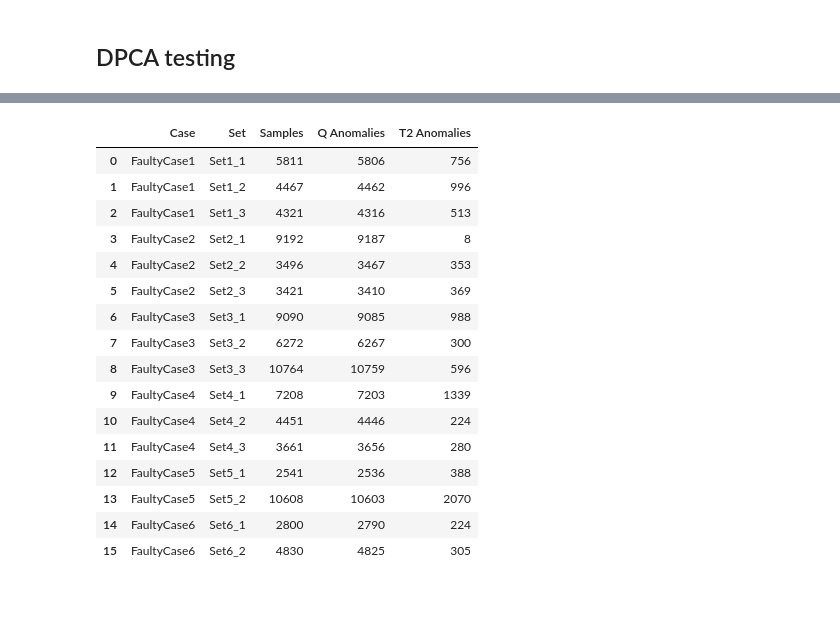
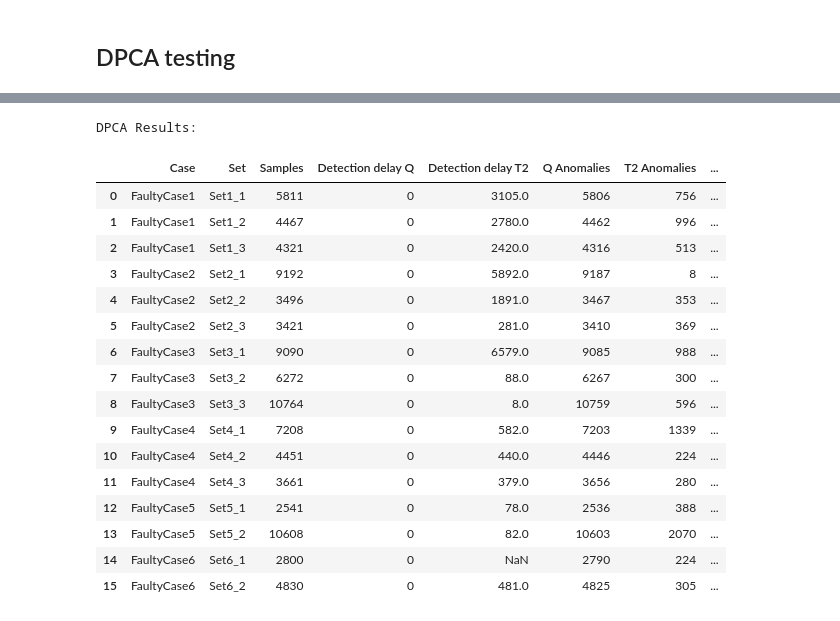
Before and after one commit to PeterAndersen-sdu/Fault-detection-project, a Jupyter notebook: main.ipynb, the cells around one changed output, grey strips where cells are left out. Drawn from its saved outputs; the diff is of its cells as text; code cells hidden in the pictures.

```diff
--- a/main.ipynb
+++ b/main.ipynb
@@ -330,7 +325,7 @@ shew_results_df
 ## PCA testing
 # %%
 # A single test on FaultyCase1 Set1_1
-PCA_X_FC1_1 = FC1sets["Set1_1"].sensors
+PCA_X_FC1_1 = FC2sets["Set2_1"].sensors
 PCA_Z_FC1_1 = pca_transform(PCA_X_FC1_1, pca_model)
 PCA_q_FC1_1 = q_statistic(PCA_X_FC1_1, PCA_Z_FC1_1)
 PCA_t2_FC1_1 = t2_statistic(PCA_Z_FC1_1)
@@ -340,11 +335,10 @@ fault_start = SEfc1_1[0]
 q_alarm_indices = np.where(PCA_q_FC1_1 > threshold_q_pca)[0]
 t2_alarm_indices = np.where(PCA_t2_FC1_1 > threshold_t2_pca)[0]
 
-q_detection_delay = q_alarm_indices[q_alarm_indices >= fault_start][0] - fault_start
-t2_detection_delay = t2_alarm_indices[t2_alarm_indices >= fault_start][0] - fault_start
+q_detection_delay = q_alarm_indices[q_alarm_indices >= fault_start][0] - fault_start if len(q_alarm_indices[q_alarm_indices >= fault_start]) > 0 else np.nan
+t2_detection_delay = t2_alarm_indices[t2_alarm_indices >= fault_start][0] - fault_start if len(t2_alarm_indices[t2_alarm_indices >= fault_start]) > 0 else np.nan
 print(f"PCA on FC1_1: Q-statistic detection delay: {q_detection_delay} samples after fault start")
 print(f"PCA on FC1_1: T2 statistic detection delay: {t2_detection_delay} samples after fault start")
-
 
 # How many of all samples are over the thresholds?
 n_q_anomalies = np.sum(PCA_q_FC1_1 > threshold_q_pca)
@@ -466,9 +485,19 @@ DPCA_Z_FC1_1 = dpca_transform(DPCA_X_FC1_1, dpca_model)
 DPCA_q_FC1_1 = q_statistic(DPCA_X_FC1_1_lagged, DPCA_Z_FC1_1)
 DPCA_t2_FC1_1 = t2_statistic(DPCA_Z_FC1_1)
 
+# Alarms - detection delay after fault start
+fault_start = SEfc1_1[0]
+q_alarm_indices = np.where(DPCA_q_FC1_1 > threshold_q_dpca)[0]
+t2_alarm_indices = np.where(DPCA_t2_FC1_1 > threshold_t2_dpca)[0]
+
+q_detection_delay = q_alarm_indices[q_alarm_indices >= fault_start][0] - fault_start if len(q_alarm_indices[q_alarm_indices >= fault_start]) > 0 else np.nan
+t2_detection_delay = t2_alarm_indices[t2_alarm_indices >= fault_start][0] - fault_start if len(t2_alarm_indices[t2_alarm_indices >= fault_start]) > 0 else np.nan
+print(f"DPCA on FC1_1: Q-statistic detection delay: {q_detection_delay} samples after fault start")
+print(f"DPCA on FC1_1: T2 statistic detection delay: {t2_detection_delay} samples after fault start")
+
 # How many of all samples are over the thresholds?
-n_q_anomalies = np.sum(DPCA_q_FC1_1 > threshold_q_pca)
-n_t2_anomalies = np.sum(DPCA_t2_FC1_1 > threshold_t2_pca)
+n_q_anomalies = np.sum(DPCA_q_FC1_1 > threshold_q_dpca)
+n_t2_anomalies = np.sum(DPCA_t2_FC1_1 > threshold_t2_dpca)
 print(f"DPCA on FC1_1: Number of Q-statistic anomalies: {n_q_anomalies} of {len(DPCA_q_FC1_1)} samples")
 print(f"DPCA on FC1_1: Number of T2 statistic anomalies: {n_t2_anomalies} of {len(DPCA_t2_FC1_1)} samples")
 
@@ -476,7 +505,7 @@ print(f"DPCA on FC1_1: Number of T2 statistic anomalies: {n_t2_anomalies} of {le
 plt.figure(figsize=(10, 5))
 plt.subplot(1, 2, 1)
 plt.plot(DPCA_q_FC1_1, label='Q statistic / SPE')
-plt.axhline(y=threshold_q_pca, color='r', linestyle='--', label=f'95% Threshold: {threshold_q_pca:.2f}')
+plt.axhline(y=threshold_q_dpca, color='r', linestyle='--', label=f'95% Threshold: {threshold_q_dpca:.2f}')
 plt.axvline(x=SEfc1_1[0], color='g', linestyle='--', label='Fault Start')
 plt.axvline(x=SEfc1_1[1], color='m', linestyle='--', label='Fault End')
 plt.xlabel("Sample")
@@ -485,7 +514,7 @@ plt.title("DPCA Q-statistic over time")
 plt.legend()
 plt.subplot(1, 2, 2)
 plt.plot(DPCA_t2_FC1_1, label='T2 statistic')
-plt.axhline(y=threshold_t2_pca, color='r', linestyle='--', label=f'95% Threshold: {threshold_t2_pca:.2f}')
+plt.axhline(y=threshold_t2_dpca, color='r', linestyle='--', label=f'95% Threshold: {threshold_t2_dpca:.2f}')
 plt.axvline(x=SEfc1_1[0], color='g', linestyle='--', label='Fault Start')
 plt.axvline(x=SEfc1_1[1], color='m', linestyle='--', label='Fault End')
 plt.xlabel("Sample")
@@ -501,44 +532,63 @@ DPCA on FC1_1: Number of T2 statistic anomalies: 756 of 5806 samples
 # %%
 # This creates a dataframe with number of anomalies for each set in each case for both Q and T2.
 
 dpca_results = []
 
 for case_name, case_sets in zip(se_windows.keys(), fc_sets):
     for set_name, fault_window in zip(case_sets.keys(), se_windows[case_name]):
         X_fault = case_sets[set_name].sensors
         X_fault_lagged = dpca_prepare_matrix(X_fault, dpca_model)
         Z_fault = dpca_transform(X_fault, dpca_model)
         q_fault = q_statistic(X_fault_lagged, Z_fault)
         t2_fault = t2_statistic(Z_fault)
 
+        # detection delay after fault start
+        fault_start = se_windows[case_name][set_name][0]
+        q_alarm_indices = np.where(q_fault > threshold_q_dpca)[0]
+        t2_alarm_indices = np.where(t2_fault > threshold_t2_dpca)[0]
+
+        q_detection_delay = q_alarm_indices[q_alarm_indices >= fault_start][0] - fault_start if len(q_alarm_indices[q_alarm_indices >= fault_start]) > 0 else np.nan
+        t2_detection_delay = t2_alarm_indices[t2_alarm_indices >= fault_start][0] - fault_start if len(t2_alarm_indices[t2_alarm_indices >= fault_start]) > 0 else np.nan
+
         n_q_anomalies = np.sum(q_fault > threshold_q_dpca)
         n_t2_anomalies = np.sum(t2_fault > threshold_t2_dpca)
+
+        # Number of false alarms (anomalies before fault start and after fault end)
+        fault_end = se_windows[case_name][set_name][1]
+        n_q_false_alarms = np.sum((q_fault > threshold_q_dpca) & (np.arange(len(q_fault)) < fault_start)) + np.sum((q_fault > threshold_q_dpca) & (np.arange(len(q_fault)) > fault_end))
+        n_t2_false_alarms = np.sum((t2_fault > threshold_t2_dpca) & (np.arange(len(t2_fault)) < fault_start)) + np.sum((t2_fault > threshold_t2_dpca) & (np.arange(len(t2_fault)) > fault_end))
 
         dpca_results.append({
             "Case": case_name,
             "Set": set_name,
             "Samples": len(X_fault),
+            "Detection delay Q": q_detection_delay,
+            "Detection delay T2": t2_detection_delay,
             "Q Anomalies": n_q_anomalies,
-            "T2 Anomalies": n_t2_anomalies
+            "T2 Anomalies": n_t2_anomalies,
+            "Q False Alarms": n_q_false_alarms,
+            "T2 False Alarms": n_t2_false_alarms
         })
 
 dpca_results_df = pd.DataFrame(dpca_results)
+print("DPCA Results:")
 dpca_results_df
 # %% [output]
+DPCA Results:
-|  | Case | Set | Samples | Q Anomalies | T2 Anomalies |
-| 0 | FaultyCase1 | Set1_1 | 5811 | 5806 | 756 |
-| 1 | FaultyCase1 | Set1_2 | 4467 | 4462 | 996 |
-| 2 | FaultyCase1 | Set1_3 | 4321 | 4316 | 513 |
-| 3 | FaultyCase2 | Set2_1 | 9192 | 9187 | 8 |
-| 4 | FaultyCase2 | Set2_2 | 3496 | 3467 | 353 |
-| 5 | FaultyCase2 | Set2_3 | 3421 | 3410 | 369 |
-| 6 | FaultyCase3 | Set3_1 | 9090 | 9085 | 988 |
-| 7 | FaultyCase3 | Set3_2 | 6272 | 6267 | 300 |
-| 8 | FaultyCase3 | Set3_3 | 10764 | 10759 | 596 |
-| 9 | FaultyCase4 | Set4_1 | 7208 | 7203 | 1339 |
-| 10 | FaultyCase4 | Set4_2 | 4451 | 4446 | 224 |
-| 11 | FaultyCase4 | Set4_3 | 3661 | 3656 | 280 |
-| 12 | FaultyCase5 | Set5_1 | 2541 | 2536 | 388 |
-| 13 | FaultyCase5 | Set5_2 | 10608 | 10603 | 2070 |
-| 14 | FaultyCase6 | Set6_1 | 2800 | 2790 | 224 |
-| 15 | FaultyCase6 | Set6_2 | 4830 | 4825 | 305 |
+|  | Case | Set | Samples | Detection delay Q | Detection delay T2 | Q Anomalies | T2 Anomalies | ... |
+| 0 | FaultyCase1 | Set1_1 | 5811 | 0 | 3105.0 | 5806 | 756 | ... |
+| 1 | FaultyCase1 | Set1_2 | 4467 | 0 | 2780.0 | 4462 | 996 | ... |
+| 2 | FaultyCase1 | Set1_3 | 4321 | 0 | 2420.0 | 4316 | 513 | ... |
+| 3 | FaultyCase2 | Set2_1 | 9192 | 0 | 5892.0 | 9187 | 8 | ... |
+| 4 | FaultyCase2 | Set2_2 | 3496 | 0 | 1891.0 | 3467 | 353 | ... |
+| 5 | FaultyCase2 | Set2_3 | 3421 | 0 | 281.0 | 3410 | 369 | ... |
+| 6 | FaultyCase3 | Set3_1 | 9090 | 0 | 6579.0 | 9085 | 988 | ... |
+| 7 | FaultyCase3 | Set3_2 | 6272 | 0 | 88.0 | 6267 | 300 | ... |
+| 8 | FaultyCase3 | Set3_3 | 10764 | 0 | 8.0 | 10759 | 596 | ... |
+| 9 | FaultyCase4 | Set4_1 | 7208 | 0 | 582.0 | 7203 | 1339 | ... |
+| 10 | FaultyCase4 | Set4_2 | 4451 | 0 | 440.0 | 4446 | 224 | ... |
+| 11 | FaultyCase4 | Set4_3 | 3661 | 0 | 379.0 | 3656 | 280 | ... |
+| 12 | FaultyCase5 | Set5_1 | 2541 | 0 | 78.0 | 2536 | 388 | ... |
+| 13 | FaultyCase5 | Set5_2 | 10608 | 0 | 82.0 | 10603 | 2070 | ... |
+| 14 | FaultyCase6 | Set6_1 | 2800 | 0 | NaN | 2790 | 224 | ... |
+| 15 | FaultyCase6 | Set6_2 | 4830 | 0 | 481.0 | 4825 | 305 | ... |
```
Also changed, not shown: parts of 6 cells of this notebook.
